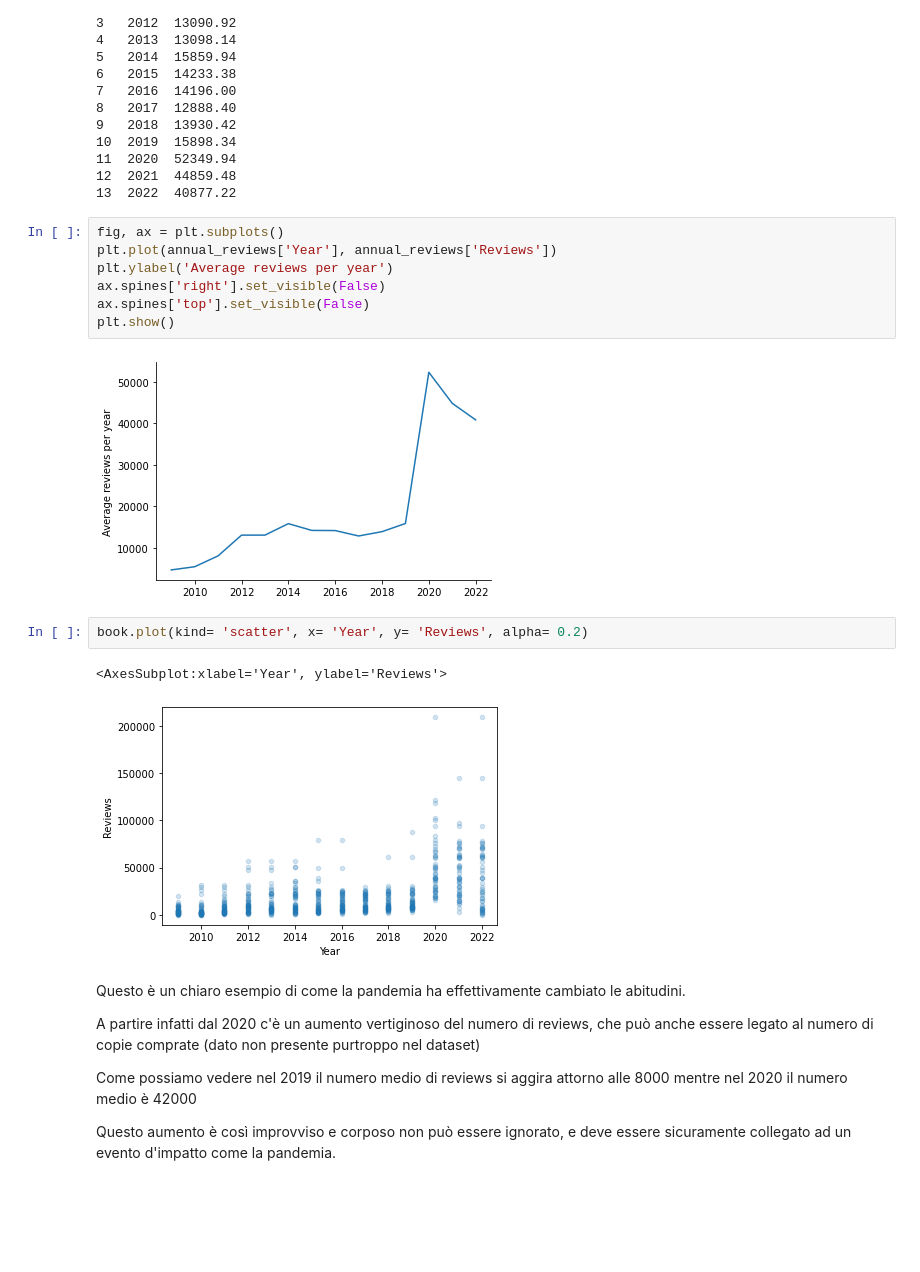
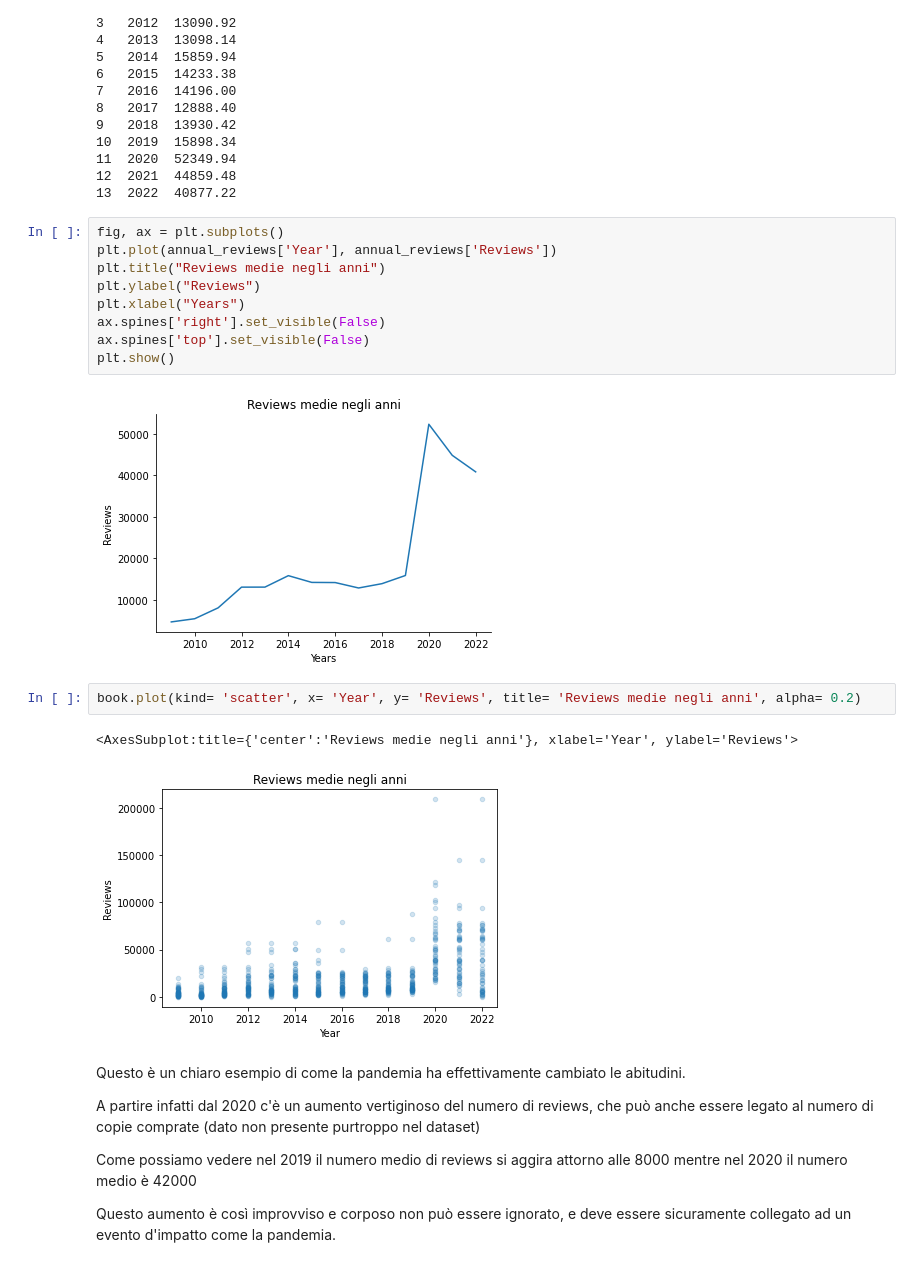
Before and after one commit to Nenne2000/BestSellerAmazon_Notebook, a Jupyter notebook: Notebook.ipynb, the cells around one changed output. Cells and saved outputs as stored; diff of their text form; blank space fills up the shorter version.

```diff
--- a/Notebook.ipynb
+++ b/Notebook.ipynb
@@ -173,17 +166,19 @@ print(annual_reviews)
 # %%
 fig, ax = plt.subplots()
 plt.plot(annual_reviews['Year'], annual_reviews['Reviews'])
-plt.ylabel('Average reviews per year')
+plt.title("Reviews medie negli anni")
+plt.ylabel("Reviews")
+plt.xlabel("Years")
 ax.spines['right'].set_visible(False)
 ax.spines['top'].set_visible(False)
 plt.show()
 # %% [output]
-[figure, old version]
+[figure, new version]
 # %%
-book.plot(kind= 'scatter', x= 'Year', y= 'Reviews', alpha= 0.2)
+book.plot(kind= 'scatter', x= 'Year', y= 'Reviews', title= 'Reviews medie negli anni', alpha= 0.2)
 # %% [output]
-<AxesSubplot:xlabel='Year', ylabel='Reviews'>
+<AxesSubplot:title={'center':'Reviews medie negli anni'}, xlabel='Year', ylabel='Reviews'>
-[figure, old version]
+[figure, new version]
 # %% [markdown]
 Questo è un chiaro esempio di come la pandemia ha effettivamente cambiato le abitudini.
 
```
Also changed, not shown: parts of 55 cells of this notebook.
